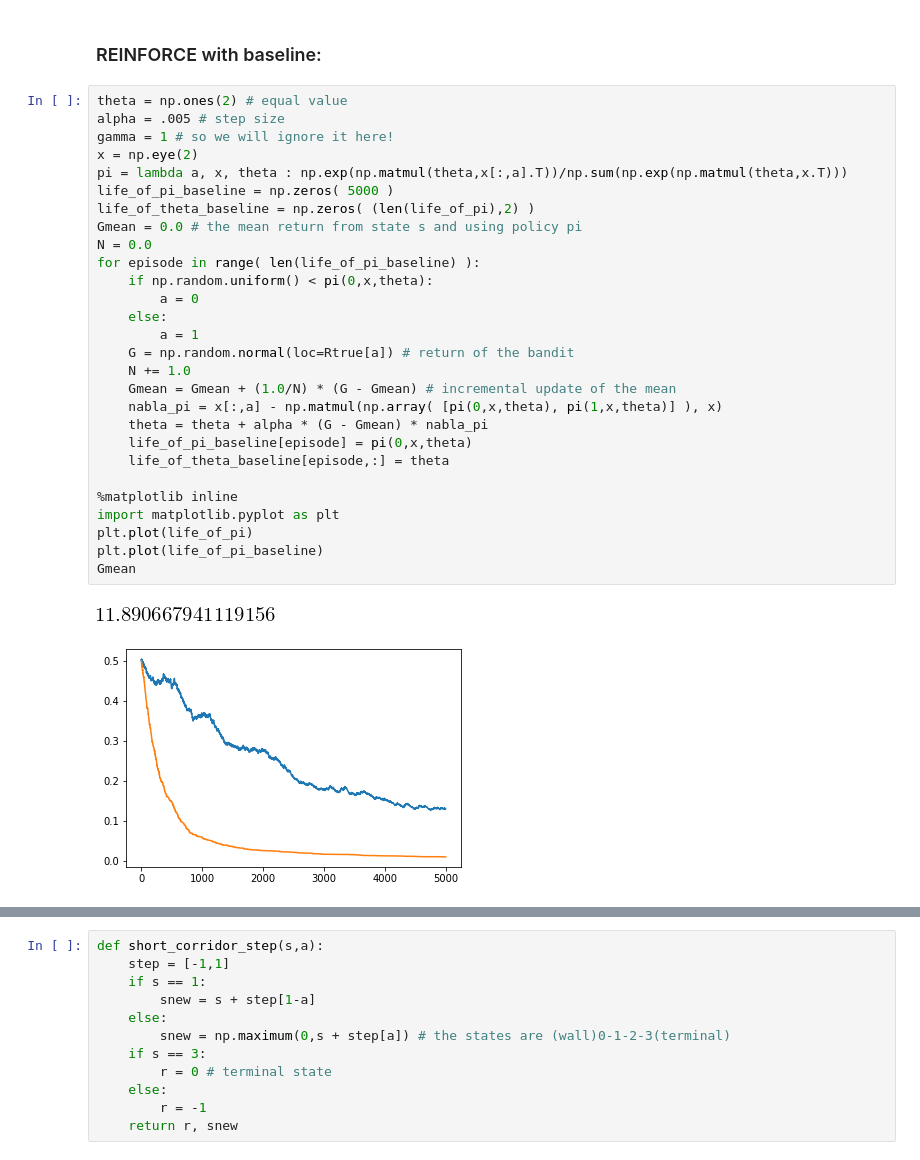
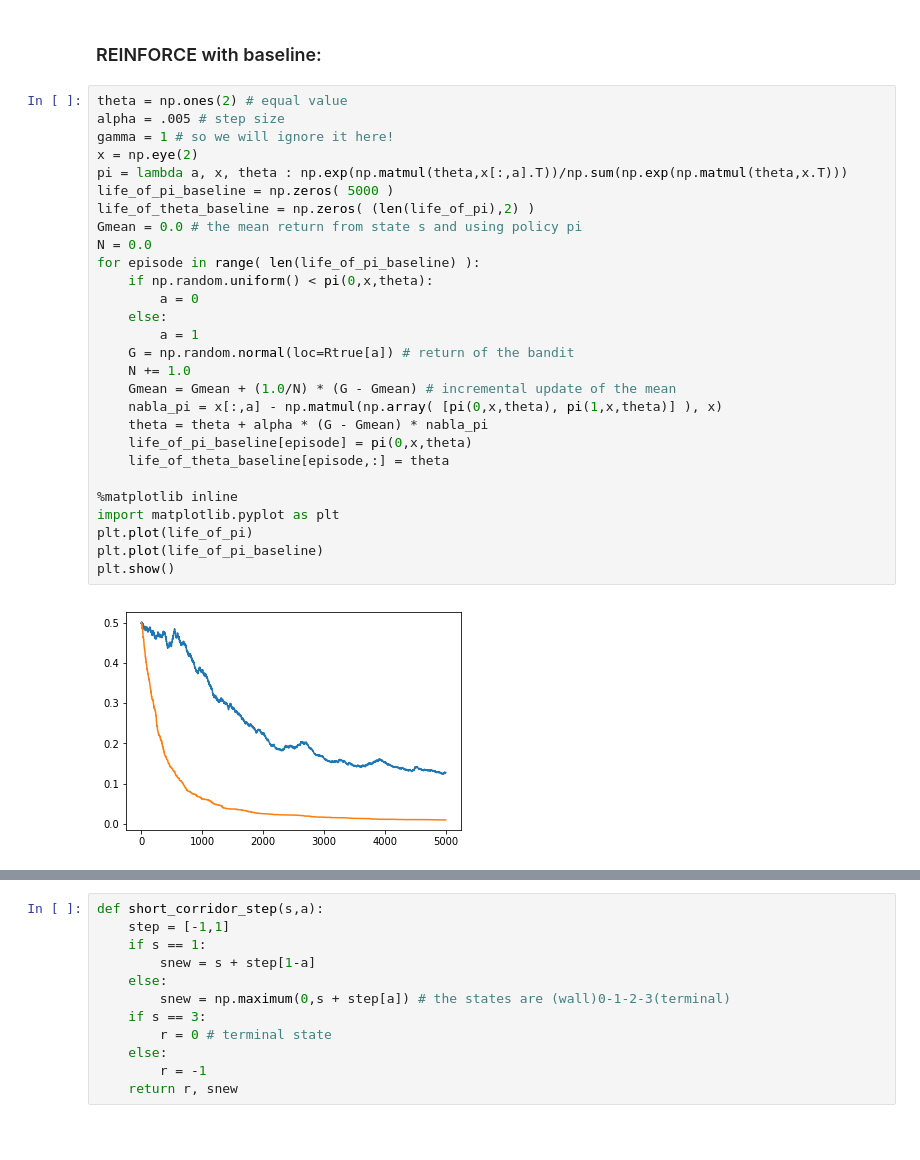
Before and after one commit to tprunarsson/Reiknigreind2018, a Jupyter notebook: pg.ipynb, the cells around one changed output, grey strips where cells are left out. Cells and saved outputs as stored; diff of their text form; blank space fills up the shorter version.

```diff
--- a/pg.ipynb
+++ b/pg.ipynb
@@ -137,33 +136,32 @@ plt.plot(life_of_theta)
 # %%
 theta = np.ones(2) # equal value
 alpha = .005 # step size
 gamma = 1 # so we will ignore it here!
 x = np.eye(2)
 pi = lambda a, x, theta : np.exp(np.matmul(theta,x[:,a].T))/np.sum(np.exp(np.matmul(theta,x.T)))
 life_of_pi_baseline = np.zeros( 5000 )
 life_of_theta_baseline = np.zeros( (len(life_of_pi),2) )
 Gmean = 0.0 # the mean return from state s and using policy pi
 N = 0.0
 for episode in range( len(life_of_pi_baseline) ):
     if np.random.uniform() < pi(0,x,theta):
         a = 0
     else:
         a = 1
     G = np.random.normal(loc=Rtrue[a]) # return of the bandit
     N += 1.0
     Gmean = Gmean + (1.0/N) * (G - Gmean) # incremental update of the mean
     nabla_pi = x[:,a] - np.matmul(np.array( [pi(0,x,theta), pi(1,x,theta)] ), x)
     theta = theta + alpha * (G - Gmean) * nabla_pi
     life_of_pi_baseline[episode] = pi(0,x,theta)
     life_of_theta_baseline[episode,:] = theta
 
 %matplotlib inline
 import matplotlib.pyplot as plt
 plt.plot(life_of_pi)
 plt.plot(life_of_pi_baseline)
-Gmean
+plt.show()
 # %% [output]
-[figure, old version]
+[figure, new version]
-[figure, removed]
 # %%
 plt.plot(life_of_theta_baseline)
```
Also changed, not shown: parts of 9 cells of this notebook.
